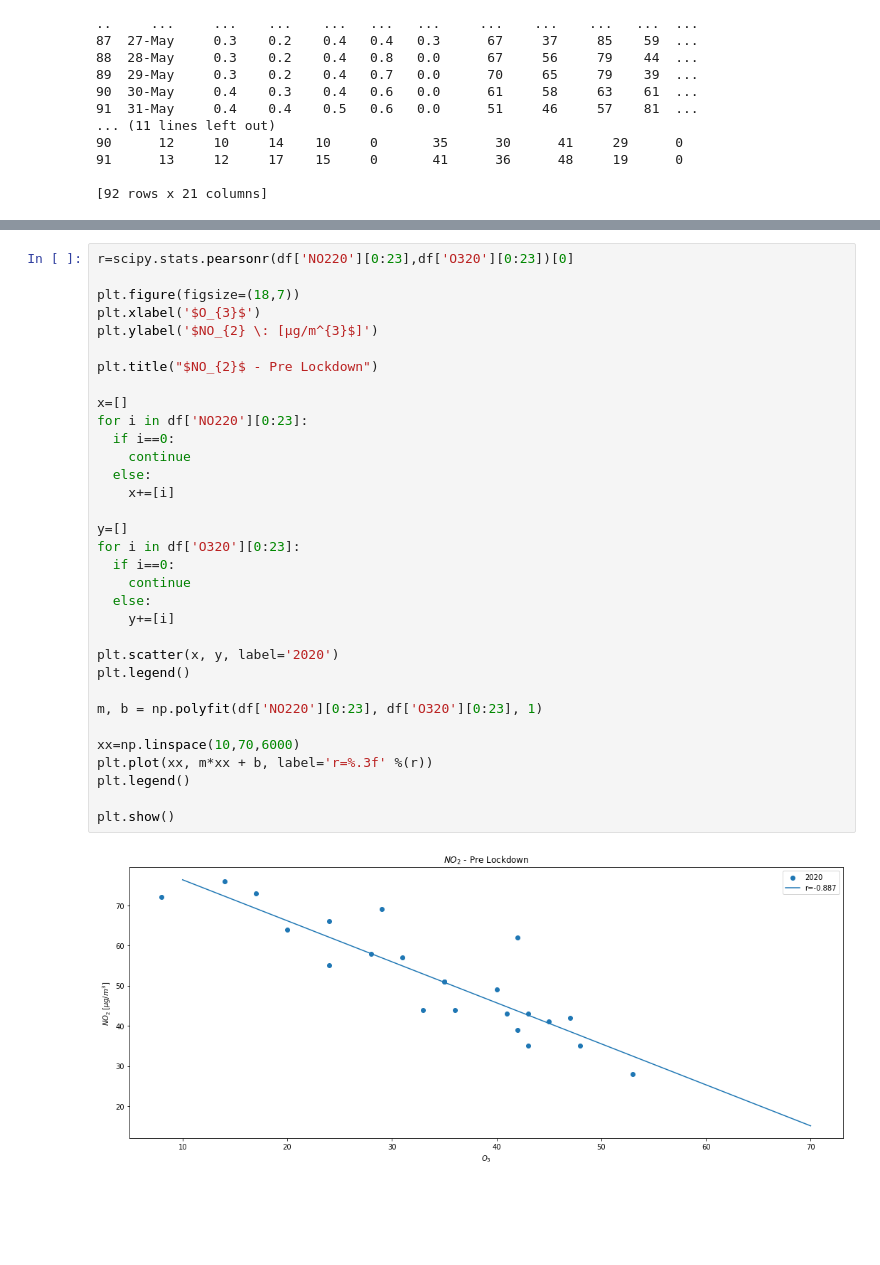
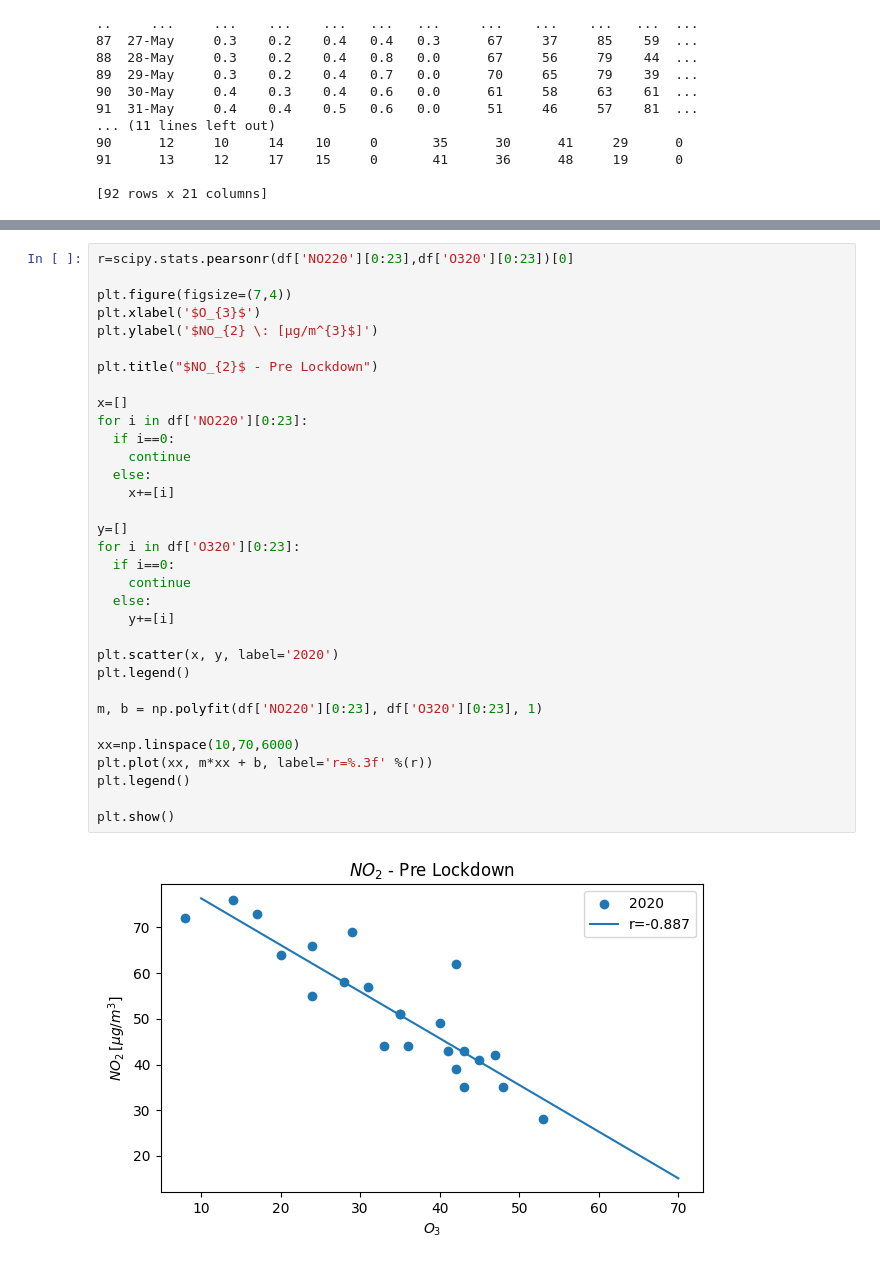
Before and after one commit to costpetrides/Air-pollution-COVID-19-impact, a Jupyter notebook: Correlation/GEO-Correlation.ipynb, the cells around one changed output, grey strips where cells are left out. Saved outputs shown, nothing was run; the diff lists cells and outputs as text; blank space fills up the shorter version.

```diff
--- a/Correlation/GEO-Correlation.ipynb
+++ b/Correlation/GEO-Correlation.ipynb
@@ -32,35 +56,35 @@ print(df)
 # %%
 r=scipy.stats.pearsonr(df['NO220'][0:23],df['O320'][0:23])[0]
 
-plt.figure(figsize=(18,7))
+plt.figure(figsize=(7,4))
 plt.xlabel('$O_{3}$')
 plt.ylabel('$NO_{2} \: [μg/m^{3}$]')
 
 plt.title("$NO_{2}$ - Pre Lockdown")
 
 x=[]
 for i in df['NO220'][0:23]:
   if i==0:
     continue
   else:
     x+=[i]
 
 y=[]
 for i in df['O320'][0:23]:
   if i==0:
     continue
   else:
     y+=[i]
 
 plt.scatter(x, y, label='2020')
 plt.legend()
 
 m, b = np.polyfit(df['NO220'][0:23], df['O320'][0:23], 1)
 
 xx=np.linspace(10,70,6000)
 plt.plot(xx, m*xx + b, label='r=%.3f' %(r))
 plt.legend()
 
 plt.show()
 # %% [output]
-[figure, old version]
+[figure, new version]
```
Also changed, not shown: parts of 6 cells of this notebook.
